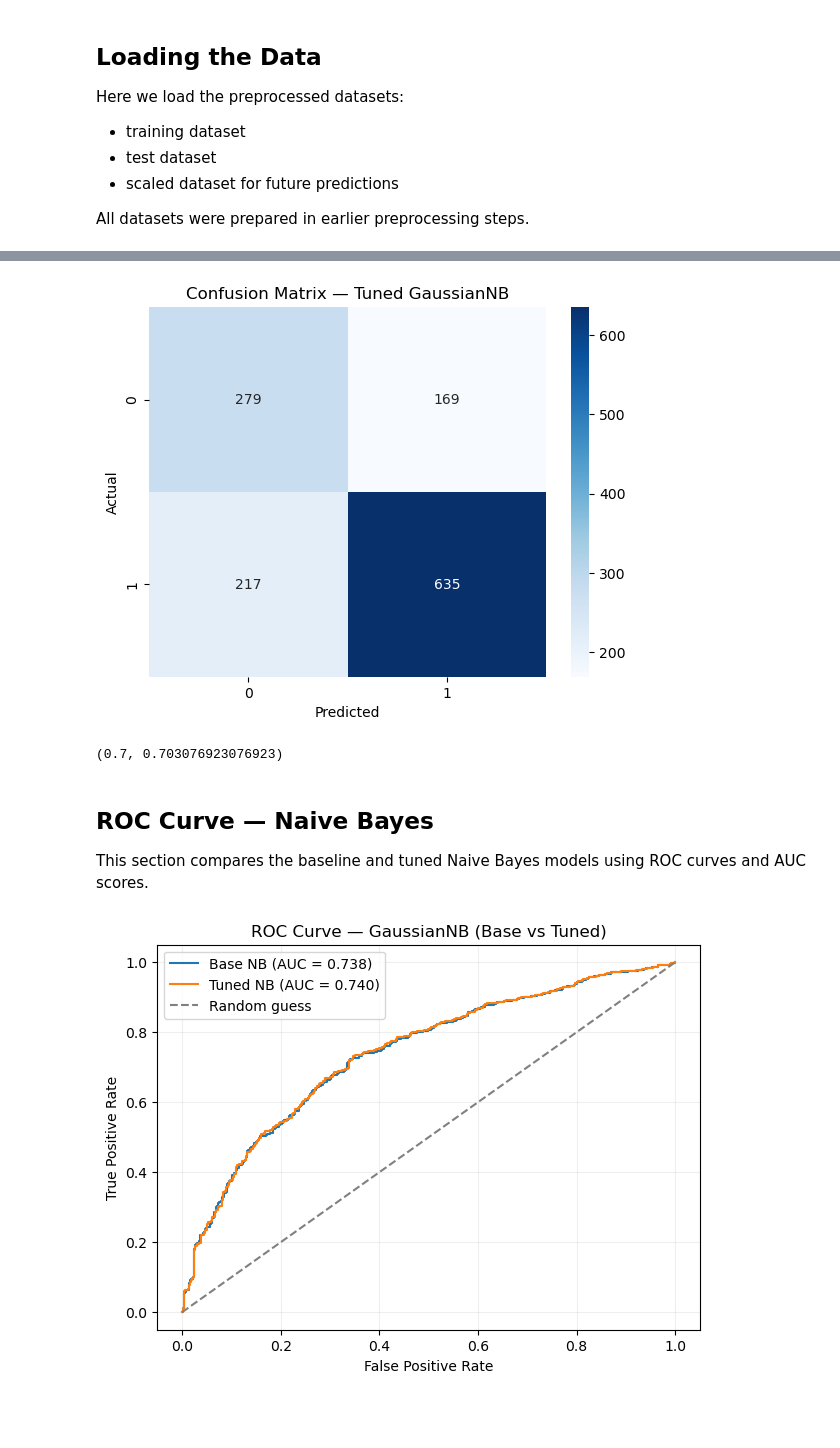
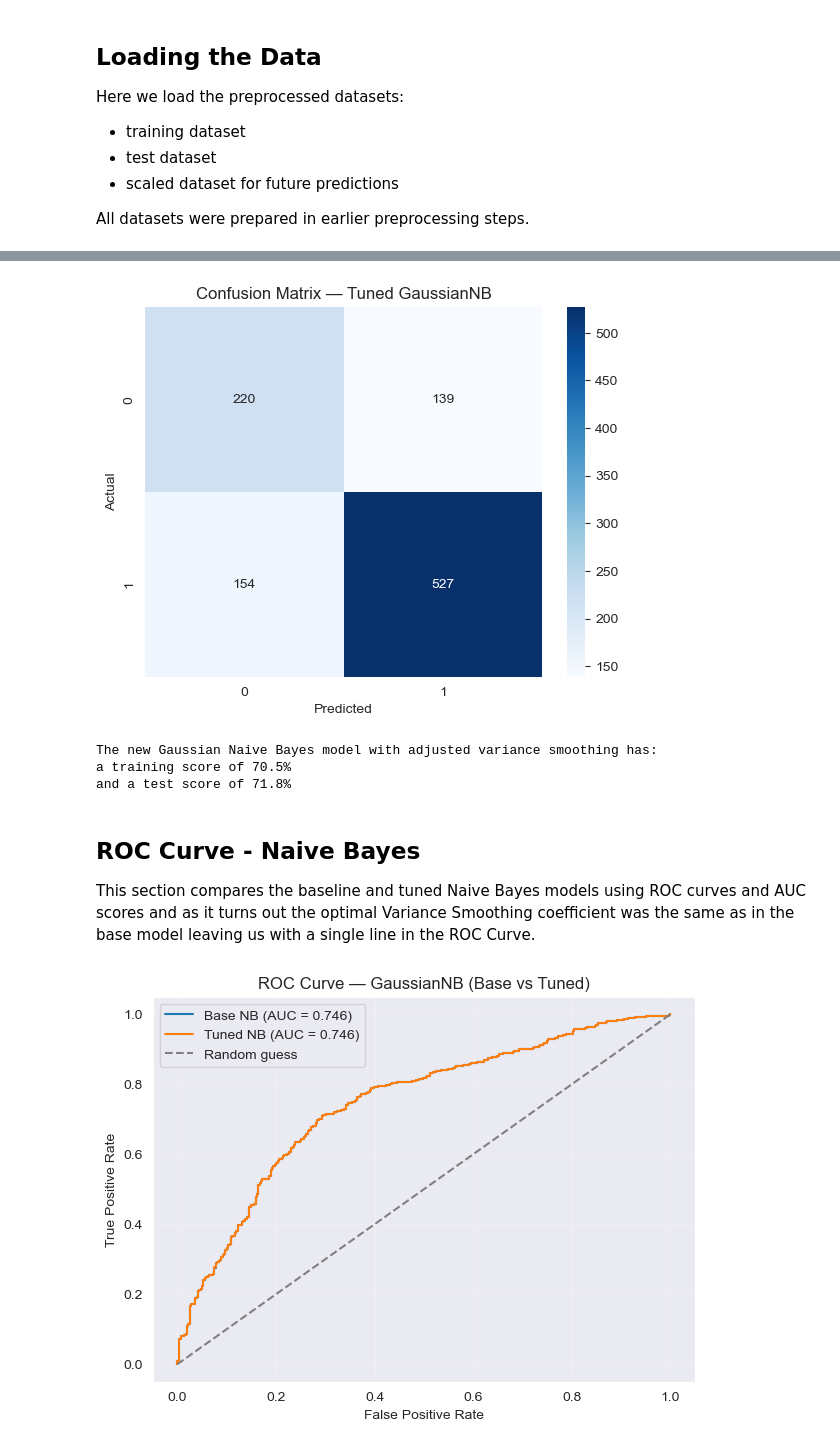
Before and after one commit to durak-dev/MachineLearning-Project, a Jupyter notebook: Modeling_Selection&Tuning.ipynb, the cells around one changed output, grey strips where cells are left out. Cells and saved outputs as stored; diff of their text form; code cells hidden in the pictures; blank space fills up the shorter version.

```diff
--- a/Modeling_Selection&Tuning.ipynb
+++ b/Modeling_Selection&Tuning.ipynb
@@ -39,6 +44,9 @@ Here we load the preprocessed datasets:
 
 All datasets were prepared in earlier preprocessing steps.
 # %%
-training_data_wt = pd.read_csv('Nata_Files/processed/train_dataset.csv')
-testing_data_wt = pd.read_csv('Nata_Files/processed/test_dataset.csv')
-prediction_data = pd.read_csv('Nata_Files/processed/pred_scaled.csv')
+full_training_data_wt = pd.read_csv('Nata_Files/processed/train_dataset.csv', index_col=0)
+training_data_wt = pd.read_csv('Nata_Files/less_features/train_data_lf.csv', index_col=0)
+full_testing_data_wt = pd.read_csv('Nata_Files/processed/test_dataset.csv', index_col=0)
+testing_data_wt = pd.read_csv('Nata_Files/less_features/test_data_lf.csv', index_col=0)
+full_prediction_data = pd.read_csv('Nata_Files/processed/pred_scaled.csv', index_col=0)
+prediction_data = pd.read_csv('Nata_Files/less_features/pred_data_lf.csv', index_col=0)
@@ -55,6 +61,14 @@ This is done for both training and test datasets.
 # %%
-X_train = training_data_wt.drop('target', axis=1)
-y_train = training_data_wt['target']
-X_test = testing_data_wt.drop('target', axis=1)
-y_test = testing_data_wt['target']
+X_train_af = full_training_data_wt.drop(['oven_temp', 'target'], axis=1) #dropping redundant feature
+X_train_lf = training_data_wt.drop('target', axis=1)
+prediction_data_af = full_prediction_data.drop('oven_temp', axis=1)
+prediction_data_lf = prediction_data.drop('target', axis=1)
+y_train = full_training_data_wt['target']
+X_test_af = full_testing_data_wt.drop(['oven_temp', 'target'], axis=1) #dropping redundant feature
+X_test_lf = testing_data_wt.drop('target', axis=1)
+y_test = full_testing_data_wt['target']
+#somewhere along the line we discovered that adding egg_temp back in can slightly increase the performance of the MLPClassifier
+X_train_mlp=X_train_lf.join(X_train_af['egg_temp'])
+X_test_mlp = X_test_lf.join(X_test_af['egg_temp'])
+prediction_data_mlp = prediction_data_lf.join(prediction_data_af['egg_temp'])
 # %% [markdown]
@@ -64,9 +78,9 @@ We start with a Gaussian Naive Bayes classifier as a baseline model.
 This model is simple, fast, and provides a good reference point for more complex models.
 # %%
 gnb = GaussianNB()
-gnb.fit(X_train, y_train)
-predicted = gnb.predict(X_test)
-y_pred = gnb.predict(X_test)
+gnb.fit(X_train_lf, y_train)
+predicted = gnb.predict(X_test_lf)
+y_pred = gnb.predict(X_test_lf)
 
 # Compute evaluation metrics for baseline Naive Bayes
 accuracy = accuracy_score(y_pred, y_test)
@@ -124,12 +151,12 @@ Using the best hyperparameters found during grid search,
 we retrain the Naive Bayes model and evaluate its performance
 on the test dataset.
 # %%
-best_var = grid_search_gnb.best_params_['var_smoothing'] # Train Naive Bayes model using optimal hyperparameter
+best_var = 1.00e-12 # Train Naive Bayes model using optimal hyperparameter
 
 gnb_new = GaussianNB(var_smoothing=best_var)
-gnb_new.fit(X_train, y_train)
+gnb_new.fit(X_train_lf, y_train)
 
-y_pred_gnb_new = gnb_new.predict(X_test) # Predict with tuned model
+y_pred_gnb_new = gnb_new.predict(X_test_lf) # Predict with tuned model
 
 accuracy_gnb_new = accuracy_score(y_test, y_pred_gnb_new)
 f1_gnb_new = f1_score(y_test, y_pred_gnb_new, average='weighted')
@@ -141,41 +168,43 @@ plt.ylabel('Actual')
 plt.title('Confusion Matrix — Tuned GaussianNB')
 plt.show()
 # %% [output]
-[figure, old version]
+[figure, new version]
 # %%
-gnb_new.score(X_train, y_train), gnb_new.score(X_test, y_test)
+print(f"The new Gaussian Naive Bayes model with adjusted variance smoothing has:\na training score of {round(100*gnb_new.score(X_train_lf, y_train),1)}% \n"
+      f"and a test score of {round(100*gnb_new.score(X_test_lf, y_test),1)}%")
 # %% [output]
-(0.7, 0.703076923076923)
+The new Gaussian Naive Bayes model with adjusted variance smoothing has:
+a training score of 70.5%
+and a test score of 71.8%
 # %% [markdown]
-## ROC Curve — Naive Bayes
+## ROC Curve - Naive Bayes
 
-This section compares the baseline and tuned Naive Bayes models
-using ROC curves and AUC scores.
+This section compares the baseline and tuned Naive Bayes models using ROC curves and AUC scores and as it turns out the optimal Variance Smoothing coefficient was the same as in the base model leaving us with a single line in the ROC Curve.
 # %%
 # Convert target labels to binary format for ROC analysis
 y_train_bin = y_train.map({'OK': 1, 'KO': 0})
 y_test_bin  = y_test.map({'OK': 1, 'KO': 0})
 
 # Obtain predicted probabilities for positive class
-y_proba_nb_base = gnb.predict_proba(X_test)[:, 1]
-y_proba_nb_tuned = gnb_new.predict_proba(X_test)[:, 1]
+y_proba_nb_base = gnb.predict_proba(X_test_lf)[:, 1]
+y_proba_nb_tuned = gnb_new.predict_proba(X_test_lf)[:, 1]
 
 fpr_nb_base, tpr_nb_base, _ = roc_curve(y_test_bin, y_proba_nb_base)
 fpr_nb_tuned, tpr_nb_tuned, _ = roc_curve(y_test_bin, y_proba_nb_tuned)
 
 auc_nb_base = roc_auc_score(y_test_bin, y_proba_nb_base)
 auc_nb_tuned = roc_auc_score(y_test_bin, y_proba_nb_tuned)
 
 plt.figure(figsize=(7, 5))
 plt.plot(fpr_nb_base, tpr_nb_base, label=f'Base NB (AUC = {auc_nb_base:.3f})')
 plt.plot(fpr_nb_tuned, tpr_nb_tuned, label=f'Tuned NB (AUC = {auc_nb_tuned:.3f})')
 plt.plot([0, 1], [0, 1], '--', color='grey', label='Random guess')
 
 plt.xlabel('False Positive Rate')
 plt.ylabel('True Positive Rate')
 plt.title('ROC Curve — GaussianNB (Base vs Tuned)')
 plt.legend()
 plt.grid(alpha=0.2)
 plt.show()
 # %% [output]
-[figure, old version]
+[figure, new version]
```
Also changed, not shown: parts of 46 cells of this notebook, 11 other files.
